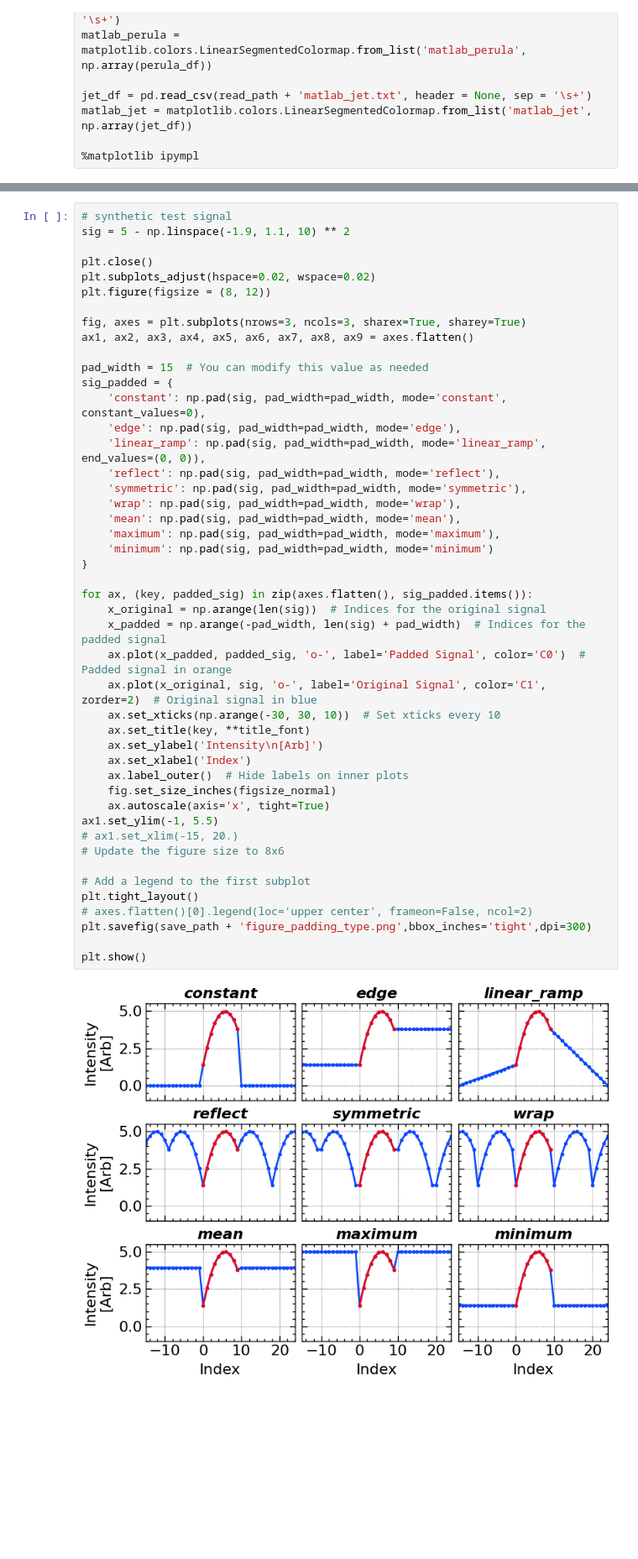
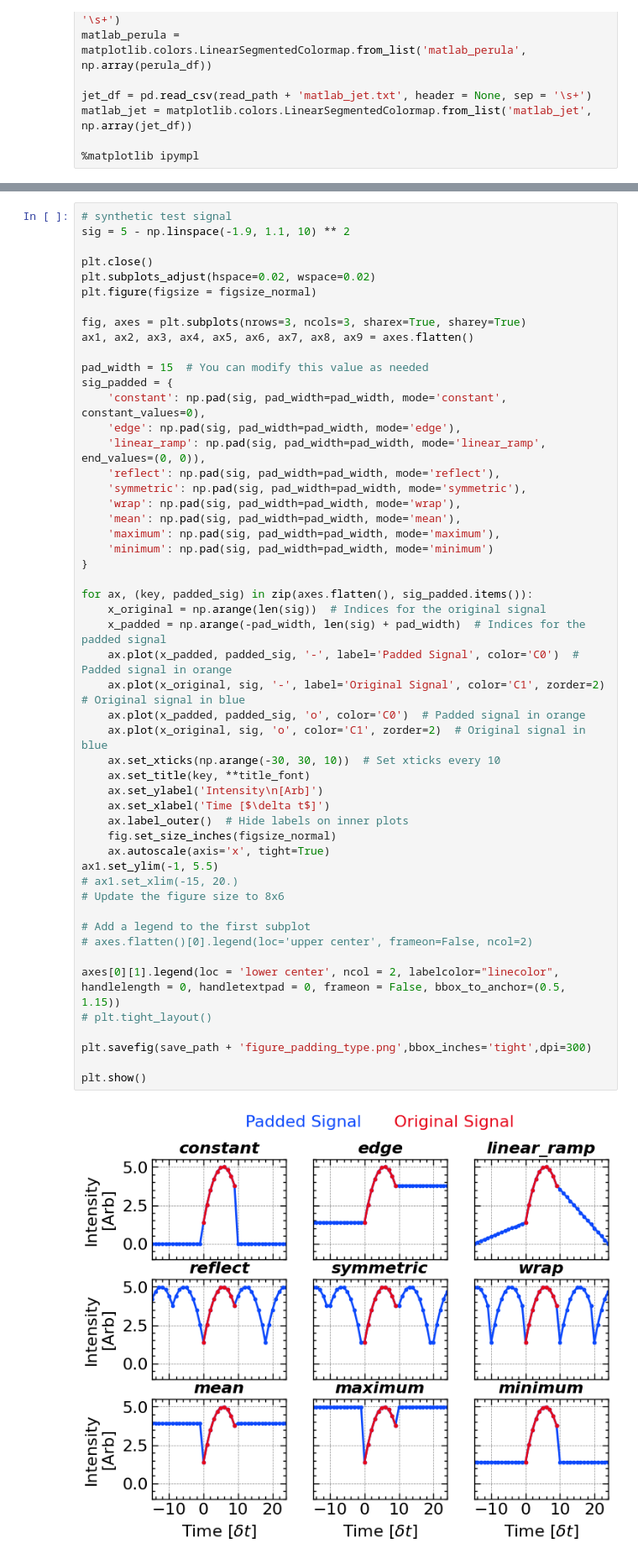
Before and after one commit to jiutongzhao/Time-Series-Data-Analysis, a Jupyter notebook: chap2.ipynb, the cells around one changed output, grey strips where cells are left out. Shown at 84% size. Cells and saved outputs as stored; diff of their text form; blank space fills up the shorter version.

```diff
--- a/chap2.ipynb
+++ b/chap2.ipynb
@@ -112,7 +115,7 @@ sig = 5 - np.linspace(-1.9, 1.1, 10) ** 2
 
 plt.close()
 plt.subplots_adjust(hspace=0.02, wspace=0.02)
-plt.figure(figsize = (8, 12))
+plt.figure(figsize = figsize_normal)
 
 fig, axes = plt.subplots(nrows=3, ncols=3, sharex=True, sharey=True)
 ax1, ax2, ax3, ax4, ax5, ax6, ax7, ax8, ax9 = axes.flatten()
@@ -122,35 +125,40 @@ sig_padded = {
     'constant': np.pad(sig, pad_width=pad_width, mode='constant', constant_values=0),
     'edge': np.pad(sig, pad_width=pad_width, mode='edge'),
     'linear_ramp': np.pad(sig, pad_width=pad_width, mode='linear_ramp', end_values=(0, 0)),
     'reflect': np.pad(sig, pad_width=pad_width, mode='reflect'),
     'symmetric': np.pad(sig, pad_width=pad_width, mode='symmetric'),
     'wrap': np.pad(sig, pad_width=pad_width, mode='wrap'),
     'mean': np.pad(sig, pad_width=pad_width, mode='mean'),
     'maximum': np.pad(sig, pad_width=pad_width, mode='maximum'),
     'minimum': np.pad(sig, pad_width=pad_width, mode='minimum')
 }
 
 for ax, (key, padded_sig) in zip(axes.flatten(), sig_padded.items()):
     x_original = np.arange(len(sig))  # Indices for the original signal
     x_padded = np.arange(-pad_width, len(sig) + pad_width)  # Indices for the padded signal
-    ax.plot(x_padded, padded_sig, 'o-', label='Padded Signal', color='C0')  # Padded signal in orange
-    ax.plot(x_original, sig, 'o-', label='Original Signal', color='C1', zorder=2)  # Original signal in blue
+    ax.plot(x_padded, padded_sig, '-', label='Padded Signal', color='C0')  # Padded signal in orange
+    ax.plot(x_original, sig, '-', label='Original Signal', color='C1', zorder=2)  # Original signal in blue
+    ax.plot(x_padded, padded_sig, 'o', color='C0')  # Padded signal in orange
+    ax.plot(x_original, sig, 'o', color='C1', zorder=2)  # Original signal in blue
     ax.set_xticks(np.arange(-30, 30, 10))  # Set xticks every 10
     ax.set_title(key, **title_font)
     ax.set_ylabel('Intensity\n[Arb]')
-    ax.set_xlabel('Index')
+    ax.set_xlabel('Time [$\delta t$]')
     ax.label_outer()  # Hide labels on inner plots
     fig.set_size_inches(figsize_normal)
     ax.autoscale(axis='x', tight=True)
 ax1.set_ylim(-1, 5.5)
 # ax1.set_xlim(-15, 20.)
 # Update the figure size to 8x6
 
 # Add a legend to the first subplot
-plt.tight_layout()
 # axes.flatten()[0].legend(loc='upper center', frameon=False, ncol=2)
+
+axes[0][1].legend(loc = 'lower center', ncol = 2, labelcolor="linecolor", handlelength = 0, handletextpad = 0, frameon = False, bbox_to_anchor=(0.5, 1.15))
+# plt.tight_layout()
+
 plt.savefig(save_path + 'figure_padding_type.png',bbox_inches='tight',dpi=300)
 
 plt.show()
 # %% [output]
-[figure, old version]
+[figure, new version]
```
Also changed, not shown: parts of 5 cells of this notebook, 26 other files.
